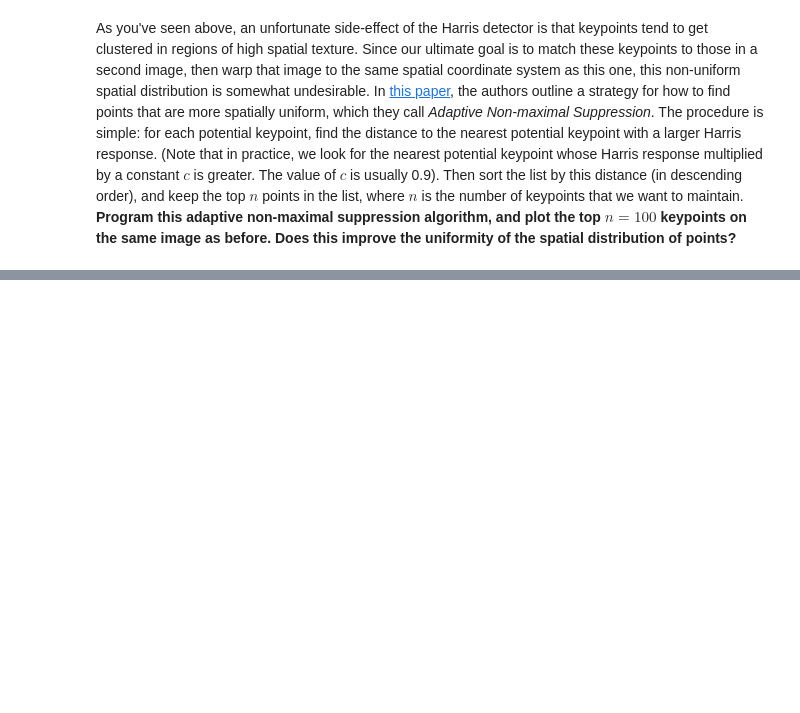
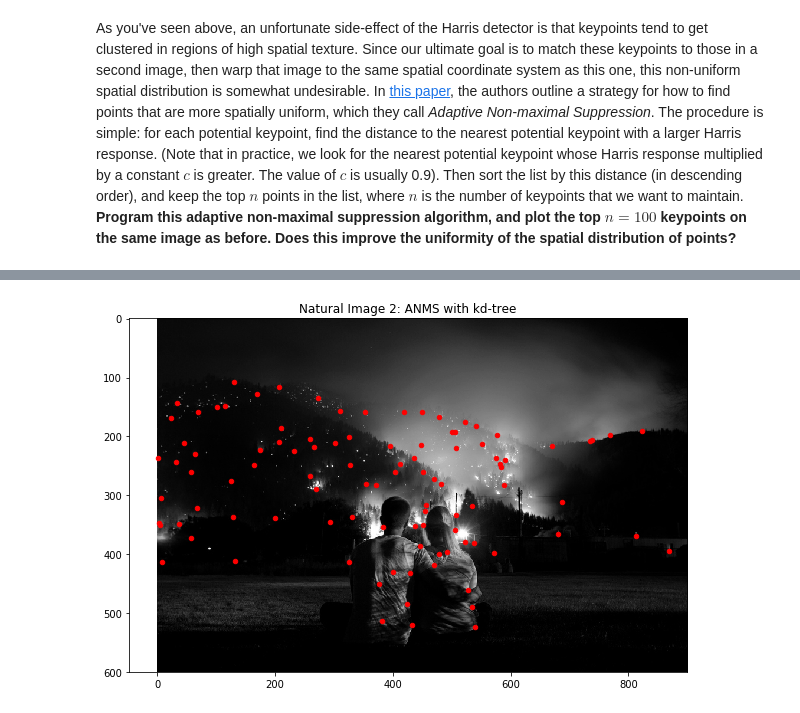
Before and after one commit to fbunt/190206_keypoint_detection, a Jupyter notebook: harris_corners.ipynb, the cells around one changed output, grey strips where cells are left out. Cells and saved outputs as stored; diff of their text form; code cells hidden in the pictures; blank space fills up the shorter version.

```diff
--- a/harris_corners.ipynb
+++ b/harris_corners.ipynb
@@ -291,0 +341,9 @@ plt.show()
+# %%
+points = anms_kdtree(Hnat2)
+imshow(Inat2, show=False, title="Natural Image 2: ANMS with kd-tree")
+u = [pi[0] for pi in points]
+v = [pi[1] for pi in points]
+plt.scatter(u, v, color='r', s=20)
+plt.show()
+# %% [output]
+[figure, added]
```
Also changed, not shown: parts of 6 cells of this notebook.
